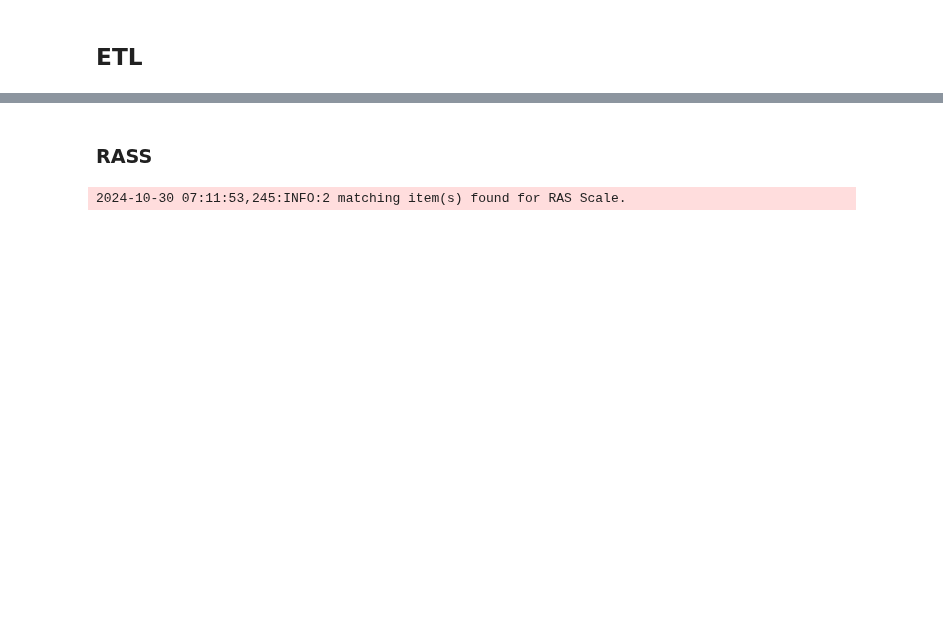
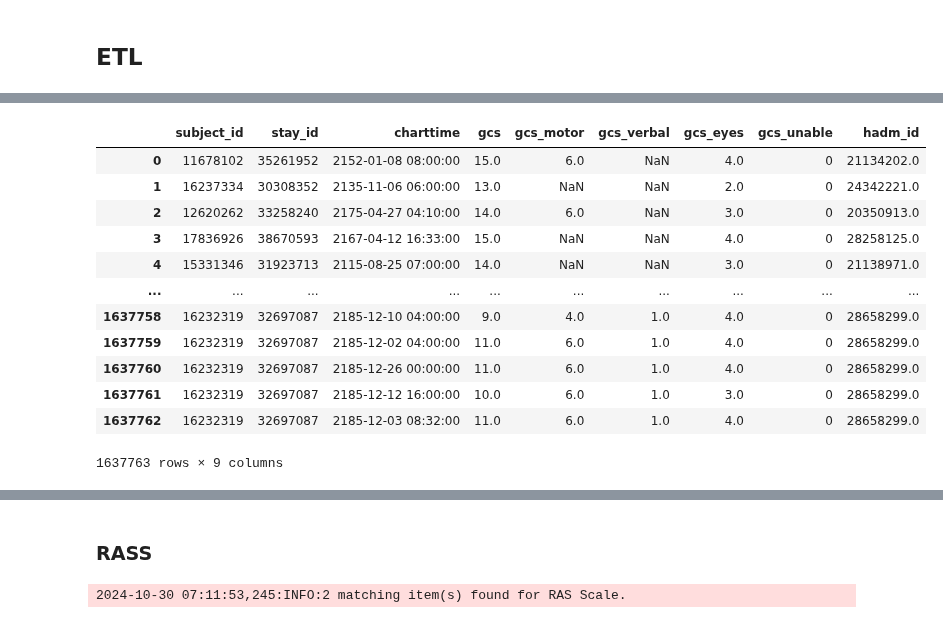
Before and after one commit to oldsandiaz/mimicclif, a Jupyter notebook: code/mimic-4.3.1-to-clif-2.0.ipynb, the cells around one changed output, grey strips where cells are left out. Cells and saved outputs as stored; diff of their text form; code cells hidden in the pictures; blank space fills up the shorter version.

Commit message:
finished gcs for assessment table

```diff
--- a/code/mimic-4.3.1-to-clif-2.0.ipynb
+++ b/code/mimic-4.3.1-to-clif-2.0.ipynb
@@ -3610,0 +3530,3 @@ ItemFinder("cpot").candidate_table
+# %%
+hadmid_stayid = icustays[["hadm_id", "stay_id"]].drop_duplicates()
+hadmid_stayid.head()
@@ -3610,0 +3540,21 @@ ItemFinder("cpot").candidate_table
+# %%
+gcs = pd.read_parquet("../mimic-data/gcs")
+# %%
+gcs_c = pd.merge(
+    gcs, hadmid_stayid, on = "stay_id", how = "left"
+)
+gcs_c
+# %% [output]
+|  | subject_id | stay_id | charttime | gcs | gcs_motor | gcs_verbal | gcs_eyes | gcs_unable | hadm_id |
+| 0 | 11678102 | 35261952 | 2152-01-08 08:00:00 | 15.0 | 6.0 | NaN | 4.0 | 0 | 21134202.0 |
+| 1 | 16237334 | 30308352 | 2135-11-06 06:00:00 | 13.0 | NaN | NaN | 2.0 | 0 | 24342221.0 |
+| 2 | 12620262 | 33258240 | 2175-04-27 04:10:00 | 14.0 | 6.0 | NaN | 3.0 | 0 | 20350913.0 |
+| 3 | 17836926 | 38670593 | 2167-04-12 16:33:00 | 15.0 | NaN | NaN | 4.0 | 0 | 28258125.0 |
+| 4 | 15331346 | 31923713 | 2115-08-25 07:00:00 | 14.0 | NaN | NaN | 3.0 | 0 | 21138971.0 |
+| ... | ... | ... | ... | ... | ... | ... | ... | ... | ... |
+| 1637758 | 16232319 | 32697087 | 2185-12-10 04:00:00 | 9.0 | 4.0 | 1.0 | 4.0 | 0 | 28658299.0 |
+| 1637759 | 16232319 | 32697087 | 2185-12-02 04:00:00 | 11.0 | 6.0 | 1.0 | 4.0 | 0 | 28658299.0 |
+| 1637760 | 16232319 | 32697087 | 2185-12-26 00:00:00 | 11.0 | 6.0 | 1.0 | 4.0 | 0 | 28658299.0 |
+| 1637761 | 16232319 | 32697087 | 2185-12-12 16:00:00 | 10.0 | 6.0 | 1.0 | 3.0 | 0 | 28658299.0 |
+| 1637762 | 16232319 | 32697087 | 2185-12-03 08:32:00 | 11.0 | 6.0 | 1.0 | 4.0 | 0 | 28658299.0 |
+1637763 rows × 9 columns
```
Also changed, not shown: parts of 12 cells of this notebook.
